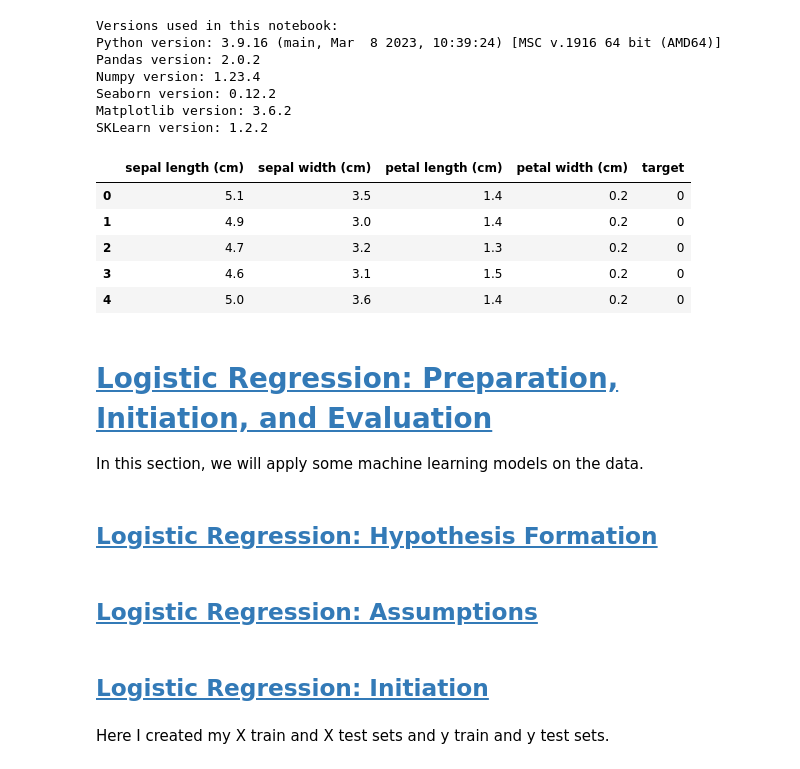
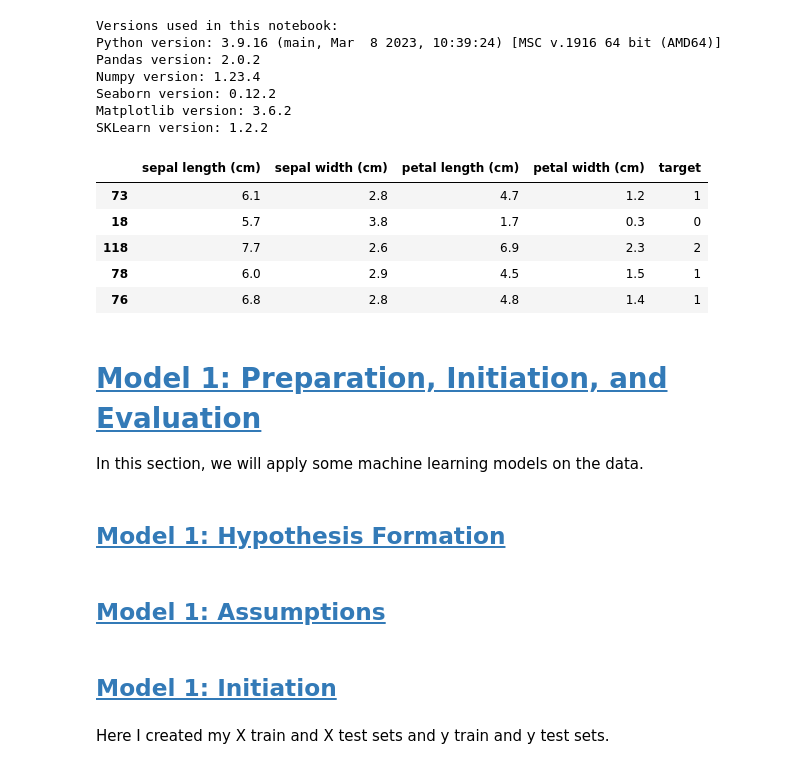
Before and after one commit to scelarek/Reference_Notebooks, a Jupyter notebook: Templates For Projects/5. Master Pipeline (Advanced) copy.ipynb, the cells around one changed output. Cells and saved outputs as stored; diff of their text form; code cells hidden in the pictures.

```diff
--- a/Templates For Projects/5. Master Pipeline (Advanced) copy.ipynb
+++ b/Templates For Projects/5. Master Pipeline (Advanced) copy.ipynb
@@ -50,35 +50,35 @@ SKLearn version: 1.2.2
 # %%
 # Import the function to load the Iris dataset from sklearn.datasets
 from sklearn.datasets import load_iris
 
 # Load the Iris dataset into a variable called iris
 iris = load_iris()
 
 # Convert the Iris dataset into a pandas DataFrame. The data is contained in iris.data and the column names in iris.feature_names
-iris_df = pd.DataFrame(data=iris.data, columns=iris.feature_names)
+df = pd.DataFrame(data=iris.data, columns=iris.feature_names)
 
 # Add a new column to the DataFrame for the target variable (the species of Iris flower). The target values are contained in iris.target
-iris_df['target'] = iris.target
+df['target'] = iris.target
 
 # Display the first five rows of the DataFrame
-iris_df.head()
+df.sample(5)
 # %% [output]
 |  | sepal length (cm) | sepal width (cm) | petal length (cm) | petal width (cm) | target |
-| 0 | 5.1 | 3.5 | 1.4 | 0.2 | 0 |
-| 1 | 4.9 | 3.0 | 1.4 | 0.2 | 0 |
-| 2 | 4.7 | 3.2 | 1.3 | 0.2 | 0 |
-| 3 | 4.6 | 3.1 | 1.5 | 0.2 | 0 |
-| 4 | 5.0 | 3.6 | 1.4 | 0.2 | 0 |
+| 73 | 6.1 | 2.8 | 4.7 | 1.2 | 1 |
+| 18 | 5.7 | 3.8 | 1.7 | 0.3 | 0 |
+| 118 | 7.7 | 2.6 | 6.9 | 2.3 | 2 |
+| 78 | 6.0 | 2.9 | 4.5 | 1.5 | 1 |
+| 76 | 6.8 | 2.8 | 4.8 | 1.4 | 1 |
 # %% [markdown]
 
-# <a id='toc3_'></a>[Logistic Regression: Preparation, Initiation, and Evaluation](#toc0_)
+# <a id='toc3_'></a>[Model 1: Preparation, Initiation, and Evaluation](#toc0_)
 
 In this section, we will apply some machine learning models on the data.
 # %% [markdown]
-## <a id='toc3_1_'></a>[Logistic Regression: Hypothesis Formation](#toc0_)
+## <a id='toc3_1_'></a>[Model 1: Hypothesis Formation](#toc0_)
 # %% [markdown]
-## <a id='toc3_2_'></a>[Logistic Regression: Assumptions](#toc0_)
+## <a id='toc3_2_'></a>[Model 1: Assumptions](#toc0_)
 # %% [markdown]
-## <a id='toc3_3_'></a>[Logistic Regression: Initiation](#toc0_)
+## <a id='toc3_3_'></a>[Model 1: Initiation](#toc0_)
 # %% [markdown]
 Here I created my X train and X test sets and y train and y test sets.
```
Also changed, not shown: parts of 28 cells of this notebook, 2 other files.
